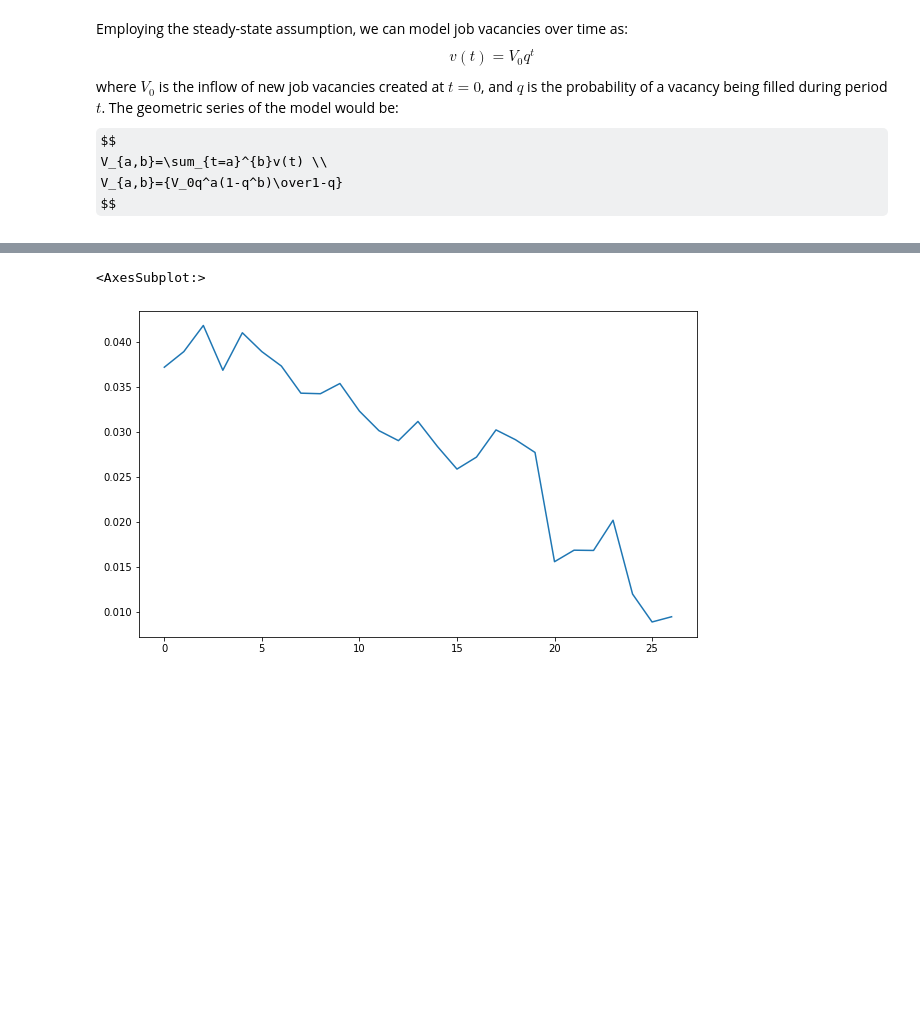
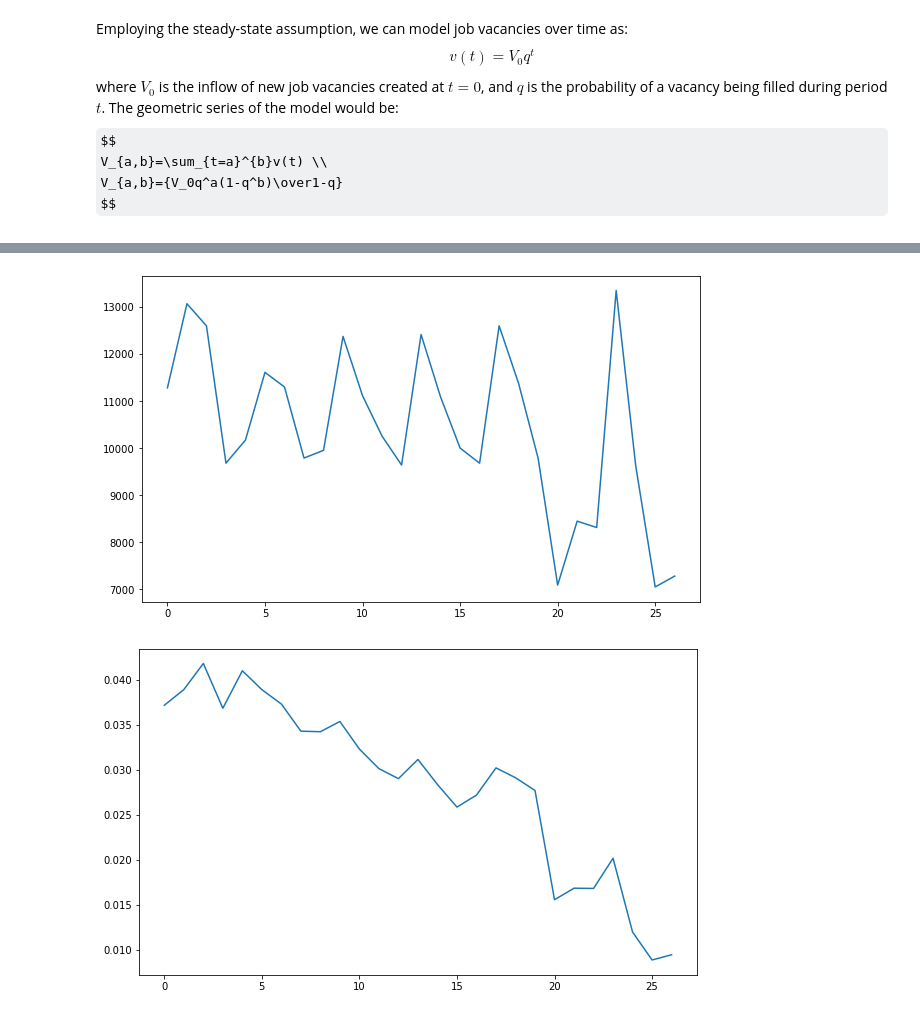
Before and after one commit to YanliangZhu/MAPaper, a Jupyter notebook: code.ipynb, the cells around one changed output, grey strips where cells are left out. Drawn from its saved outputs; the diff is of its cells as text; code cells hidden in the pictures; some formulas as TeX source; blank space fills up the shorter version.

```diff
--- a/code.ipynb
+++ b/code.ipynb
@@ -50,0 +60,12 @@ df_SK = cleanDF(pd.read_csv('data/pov_SK.csv'))
+# %%
+df_all.describe().iloc[:, 3:]
+for POV in POV_list:
+    df = globals()[f'df_{POV}']
+    print(POV)
+    display(df.describe().iloc[:, 3:])
+    print('==================================================================================')
+for NOC in NOC_list:
+    df = globals()[f'df_{NOC}']
+    print(NOC)
+    display(df.describe().iloc[:, 3:])
+    print('==================================================================================')
@@ -128,5 +232,6 @@ def NLS(df):
 # %%
 def NLS_quarterly(df):
+    df = df.copy()
     for quarter in range(len(df)):
         df0 = pd.DataFrame()
         df0 = genDF0(df, df0, quarter)
@@ -269,5 +457,8 @@ V0=7283.59341624579, q=0.009442457596793408
 # %%
+fitQuarter_all['v0'].plot.line()
+plt.show()
 fitQuarter_all['q'].plot.line()
+plt.show()
 # %% [output]
-<AxesSubplot:>
-[figure, old version]
+[figure, new version]
+[figure, added]
```
Also changed, not shown: parts of 18 cells of this notebook.
